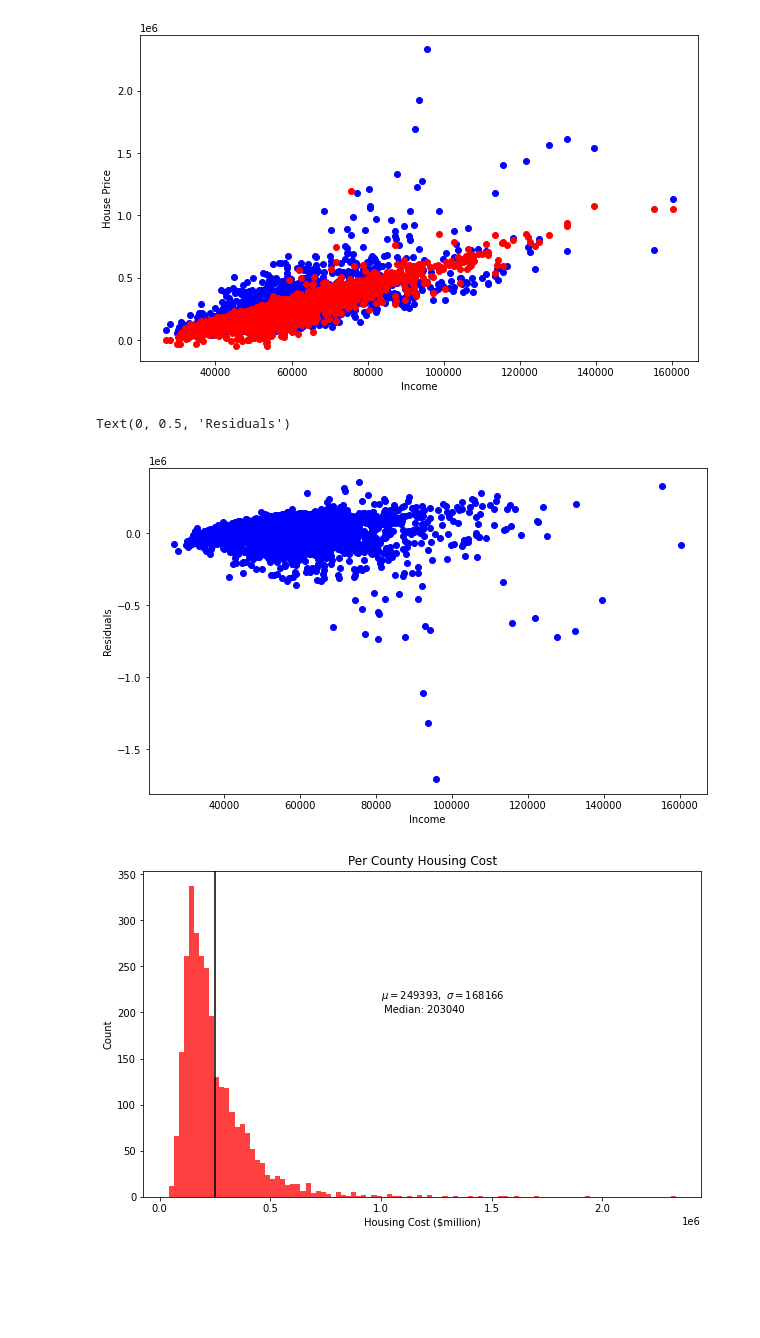
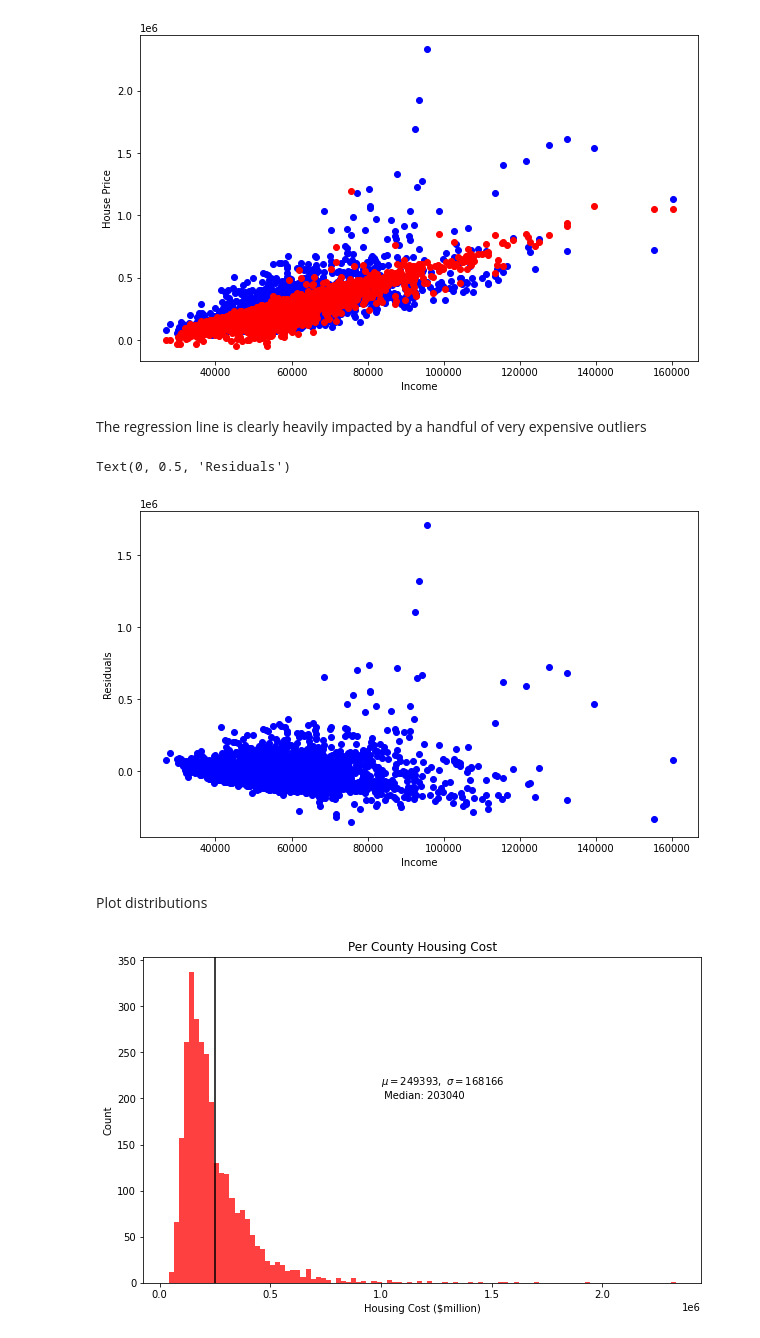
Before and after one commit to seanmannisto/housing, a Jupyter notebook: HousingAffordabilityV2.ipynb, the cells around one changed output. Drawn from its saved outputs; the diff is of its cells as text; code cells hidden in the pictures; blank space fills up the shorter version.

```diff
--- a/HousingAffordabilityV2.ipynb
+++ b/HousingAffordabilityV2.ipynb
@@ -271,14 +255,17 @@ Get median Property/Real Estate Tax from Census API
 # %%
-def get_census_data(data_code, data_name):
+# data_code is desired Census API code for desired data
+# data_name is what you want to call that column
+# Returns a Pandas dataframe
+def get_acs2021_data(data_code, data_name):
 
 # Concatenate the API endpoint URL
   api_url = "https://api.census.gov/data/2021/acs/acs5?get=NAME," + data_code + "&for=county:*&in=state:*&key=" + api_key
 
-# Send the GET request
+# Send the call/request
   response = requests.get(api_url)
 
   if response.status_code == 200:
-    print("Get successful")
+    print("Request successful")
   else:
     print("Error: " + response.status_code)
 
@@ -302,11 +289,9 @@ def get_census_data(data_code, data_name):
 # %%
 # Table B25103: Mortgage Status by Median Real Estate Taxes Paid (Dollars)
 # B25103_001E is "Median Real Estate Taxes Paid (Dollars)"
-
 data_code = "B25103_001E"
 data_name = "med_tax"
-
-
-tax_df = get_census_data(data_code, data_name)
-tax_df
+# Call API and set resulting data as tax_df
+tax_df = get_acs2021_data(data_code, data_name)
+tax_df.head()
 # %% [output]
@@ -389,11 +369,9 @@ Load Census Population Data
 # %%
 # Table B01003: Total Population
 # B01003_001E is "Estimate Total"
-
 data_code = "B01003_001E"
 data_name = "total_pop"
 
-
-pop_df = get_census_data(data_code, data_name)
+pop_df = get_acs2021_data(data_code, data_name)
 pop_df
 # %% [output]
@@ -649,18 +647,21 @@ plt.ylabel("House Price")
 plt.show()
 # %% [output]
 [figure]
+# %% [markdown]
+The regression line is clearly heavily impacted by a handful of very expensive outliers
 # %%
 # Calculate the residuals
-residuals = y_pred - y
-
+residuals = y-y_pred
 # Plot the residuals
 plt.scatter(X["Income"], residuals, color = 'b')
 plt.xlabel("Income")
 plt.ylabel("Residuals")
 #plt.show()
 # %% [output]
 Text(0, 0.5, 'Residuals')
-[figure, old version]
+[figure, new version]
+# %% [markdown]
+Plot distributions
 # %%
 # Per County Housing Cost
 plt.hist(merged3["House_Price"], 100, facecolor='r', alpha=.75)
```
Also changed, not shown: parts of 20 cells of this notebook.
